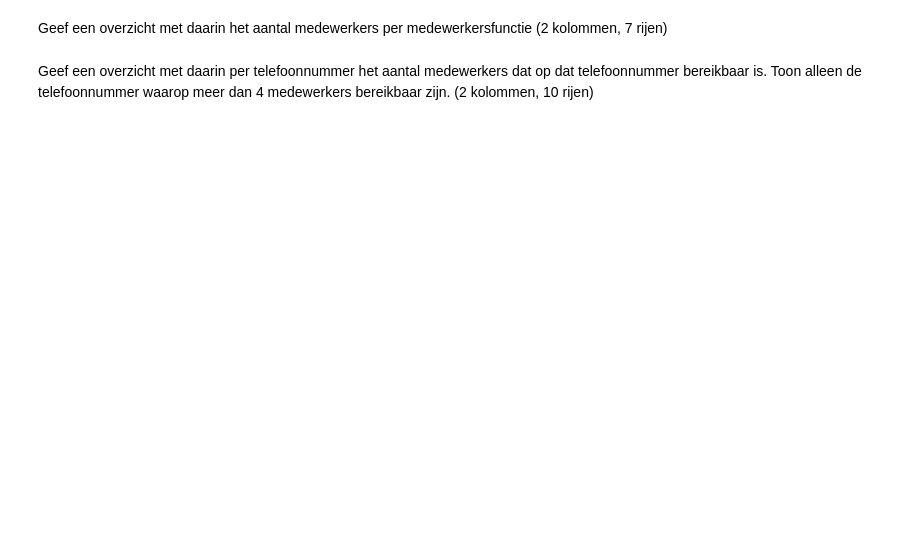
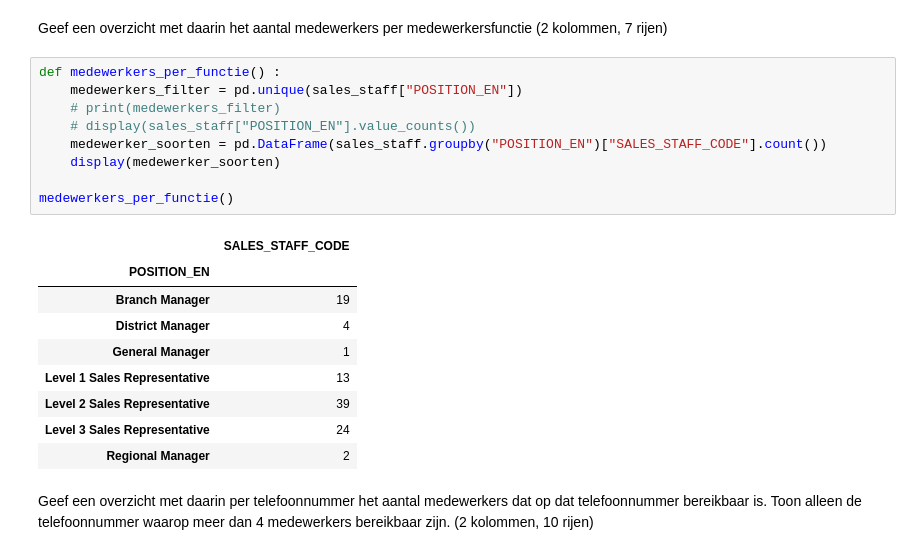
Before and after one commit to DKnightAnon/DEDS_repository, a Jupyter notebook: Practicum_2.3_Opdrachten.ipynb, the cells around one changed output. Drawn from its saved outputs; the diff is of its cells as text; blank space fills up the shorter version.

```diff
--- a/Practicum_2.3_Opdrachten.ipynb
+++ b/Practicum_2.3_Opdrachten.ipynb
@@ -311,4 +331,23 @@ def calculate_average_sales_price() :
 # %% [markdown]
 Geef een overzicht met daarin het aantal medewerkers per medewerkersfunctie (2 kolommen, 7 rijen)
+# %%
+def medewerkers_per_functie() :
+    medewerkers_filter = pd.unique(sales_staff["POSITION_EN"])
+    # print(medewerkers_filter)
+    # display(sales_staff["POSITION_EN"].value_counts())
+    medewerker_soorten = pd.DataFrame(sales_staff.groupby("POSITION_EN")["SALES_STAFF_CODE"].count())
+    display(medewerker_soorten)
+
+medewerkers_per_functie()
+# %% [output]
+|  | SALES_STAFF_CODE |
+| POSITION_EN |  |
+| Branch Manager | 19 |
+| District Manager | 4 |
+| General Manager | 1 |
+| Level 1 Sales Representative | 13 |
+| Level 2 Sales Representative | 39 |
+| Level 3 Sales Representative | 24 |
+| Regional Manager | 2 |
 # %% [markdown]
 Geef een overzicht met daarin per telefoonnummer het aantal medewerkers dat op dat telefoonnummer bereikbaar is. Toon alleen de telefoonnummer waarop meer dan 4 medewerkers bereikbaar zijn. (2 kolommen, 10 rijen)
```
Also changed, not shown: parts of 8 cells of this notebook.
